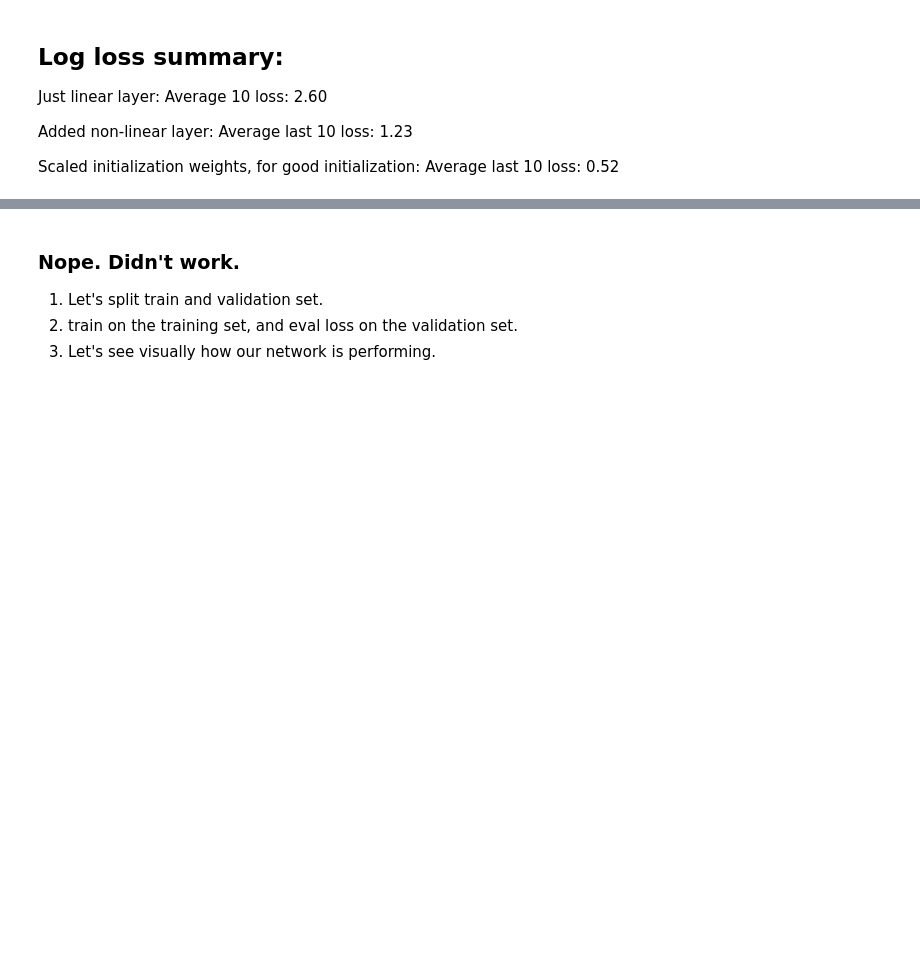
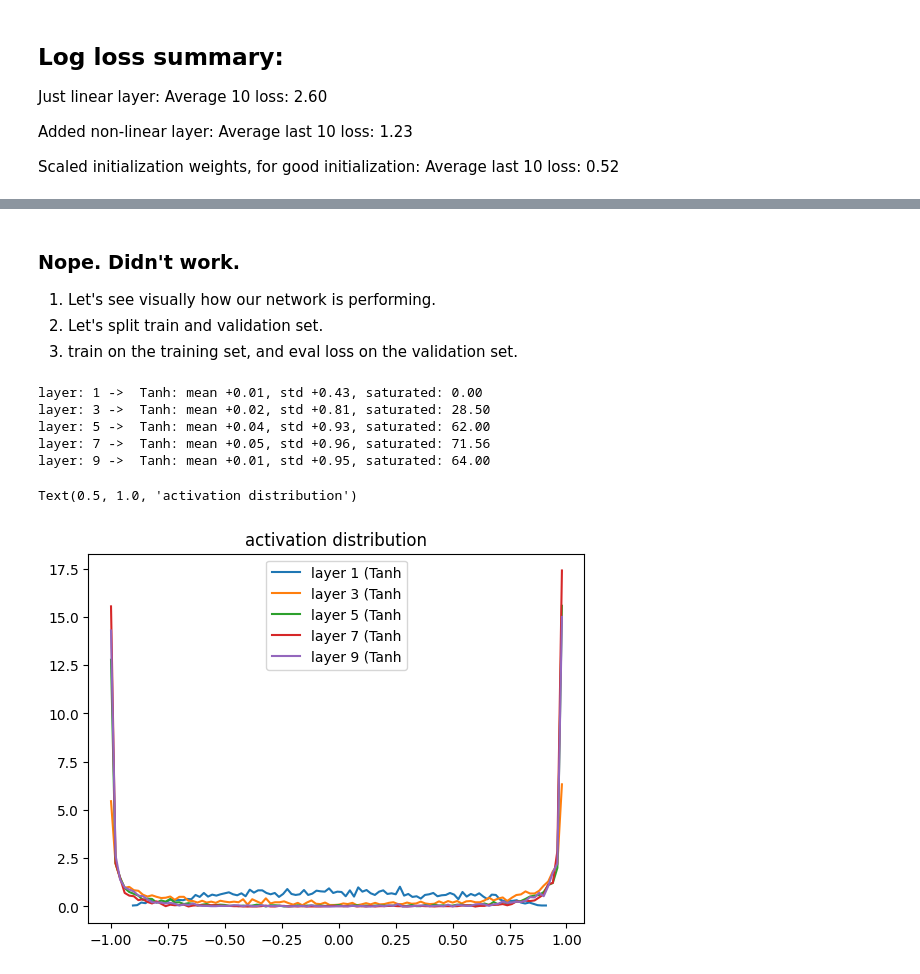
Before and after one commit to aabs7/Robot-Learning, a Jupyter notebook: llm/trigram.ipynb, the cells around one changed output, grey strips where cells are left out. Drawn from its saved outputs; the diff is of its cells as text; code cells hidden in the pictures; blank space fills up the shorter version.

```diff
--- a/llm/trigram.ipynb
+++ b/llm/trigram.ipynb
@@ -557,5 +532,26 @@ vemckjmaaasspmrrsntedpgtqtkdpmlkylcmluvfssbctanknceflmdkejkaclahaeymjeaeirdmehgg
 # %% [markdown]
 ### Nope. Didn't work.
-1) Let's split train and validation set.
-2) train on the training set, and eval loss on the validation set.
-3) Let's see visually how our network is performing.
+1) Let's see visually how our network is performing.
+2) Let's split train and validation set.
+3) train on the training set, and eval loss on the validation set.
+# %%
+# Visualize the histogram of activation
+plt.figure()
+legends = []
+for i, layer in enumerate(layers_w_nl):
+    if isinstance(layer, Tanh):
+        t = layer.out
+        print("layer: %d -> %5s: mean %+.2f, std %+.2f, saturated: %.2f" % (i, layer.__class__.__name__, t.mean().item(), t.std().item(), (t.abs() > 0.97).float().mean() * 100))
+        hy, hx = torch.histogram(t, density=True)
+        plt.plot(hx[:-1].detach(), hy.detach())
+        legends.append(f'layer {i} ({layer.__class__.__name__}')
+plt.legend(legends)
+plt.title('activation distribution')
+# %% [output]
+layer: 1 ->  Tanh: mean +0.01, std +0.43, saturated: 0.00
+layer: 3 ->  Tanh: mean +0.02, std +0.81, saturated: 28.50
+layer: 5 ->  Tanh: mean +0.04, std +0.93, saturated: 62.00
+layer: 7 ->  Tanh: mean +0.05, std +0.96, saturated: 71.56
+layer: 9 ->  Tanh: mean +0.01, std +0.95, saturated: 64.00
+Text(0.5, 1.0, 'activation distribution')
+[figure, added]
```
Also changed, not shown: parts of 13 cells of this notebook.
